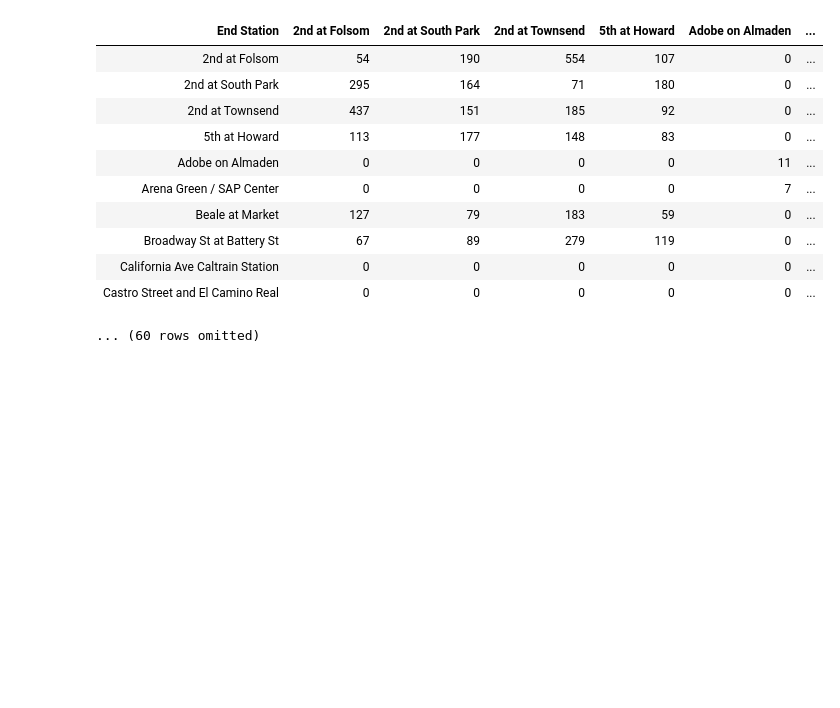
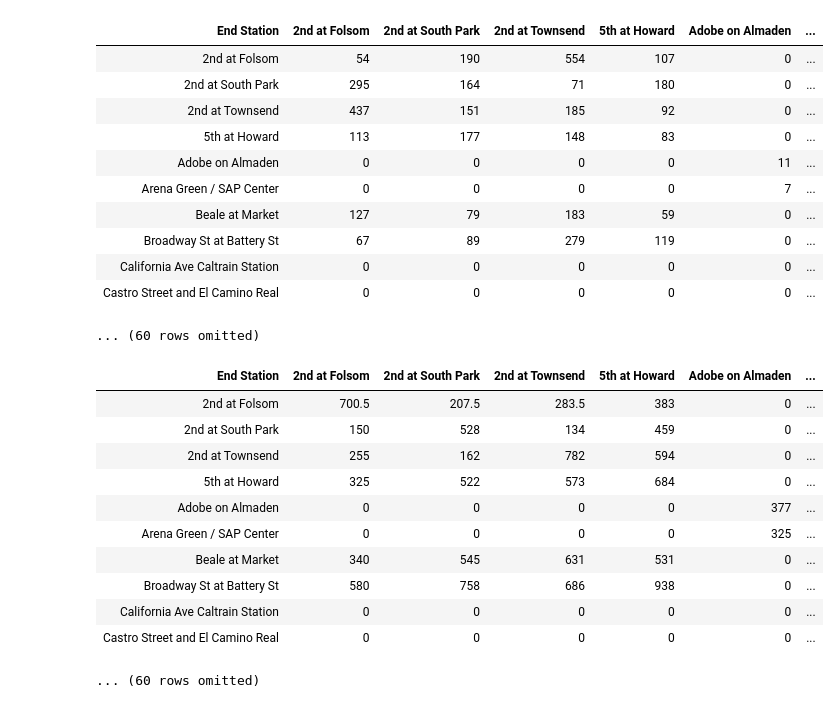
Before and after one commit to lochnes-007/Data8, a Jupyter notebook: 12-TableExamples.ipynb, the cells around one changed output. Saved outputs shown, nothing was run; the diff lists cells and outputs as text; code cells hidden in the pictures; blank space fills up the shorter version.

Commit message:
done w Table Examples

```diff
--- a/12-TableExamples.ipynb
+++ b/12-TableExamples.ipynb
@@ -76,3 +76,18 @@ commute.pivot("Start Station", "End Station")
 | California Ave Caltrain Station | 0 | 0 | 0 | 0 | 0 | ... |
 | Castro Street and El Camino Real | 0 | 0 | 0 | 0 | 0 | ... |
 ... (60 rows omitted)
+# %%
+commute.pivot("Start Station", "End Station", "Duration", collect=np.median)
+# %% [output]
+| End Station | 2nd at Folsom | 2nd at South Park | 2nd at Townsend | 5th at Howard | Adobe on Almaden | ... |
+| 2nd at Folsom | 700.5 | 207.5 | 283.5 | 383 | 0 | ... |
+| 2nd at South Park | 150 | 528 | 134 | 459 | 0 | ... |
+| 2nd at Townsend | 255 | 162 | 782 | 594 | 0 | ... |
+| 5th at Howard | 325 | 522 | 573 | 684 | 0 | ... |
+| Adobe on Almaden | 0 | 0 | 0 | 0 | 377 | ... |
+| Arena Green / SAP Center | 0 | 0 | 0 | 0 | 325 | ... |
+| Beale at Market | 340 | 545 | 631 | 531 | 0 | ... |
+| Broadway St at Battery St | 580 | 758 | 686 | 938 | 0 | ... |
+| California Ave Caltrain Station | 0 | 0 | 0 | 0 | 0 | ... |
+| Castro Street and El Camino Real | 0 | 0 | 0 | 0 | 0 | ... |
+... (60 rows omitted)
```
Also changed, not shown: parts of 4 cells of this notebook.
